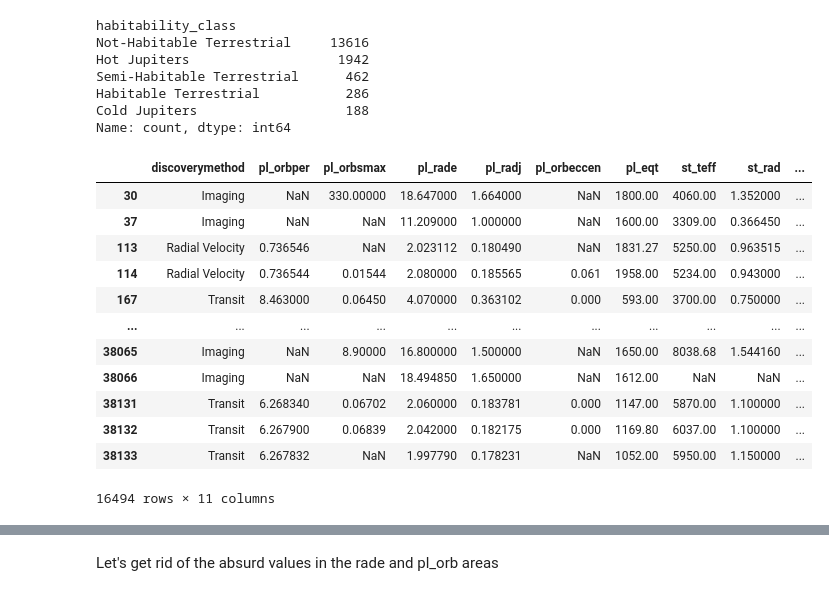
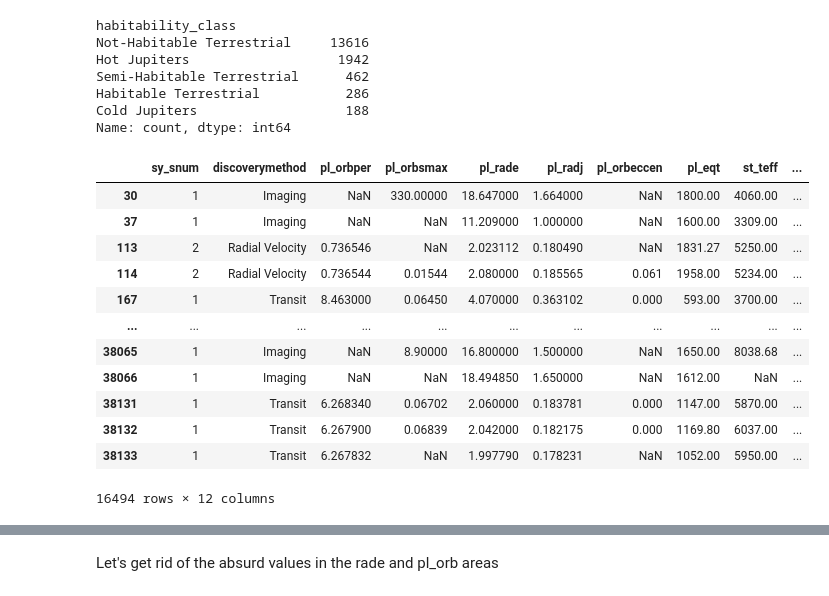
Before and after one commit to jzs3uu/Exoplanets, a Jupyter notebook: cleaning_EDA.ipynb, the cells around one changed output, grey strips where cells are left out. Saved outputs shown, nothing was run; the diff lists cells and outputs as text; code cells hidden in the pictures.

```diff
--- a/cleaning_EDA.ipynb
+++ b/cleaning_EDA.ipynb
@@ -164,18 +164,18 @@ from sklearn.preprocessing import LabelEncoder, StandardScaler
 
 from sklearn.inspection import permutation_importance
 # %%
-df.drop(columns=['pl_name', 'hostname', 'default_flag', 'sy_snum', 'sy_pnum'])
+df.drop(columns=['pl_name', 'hostname', 'default_flag', 'sy_pnum'])
 # %% [output]
-|  | discoverymethod | pl_orbper | pl_orbsmax | pl_rade | pl_radj | pl_orbeccen | pl_eqt | st_teff | st_rad | ... |
-| 30 | Imaging | NaN | 330.00000 | 18.647000 | 1.664000 | NaN | 1800.00 | 4060.00 | 1.352000 | ... |
-| 37 | Imaging | NaN | NaN | 11.209000 | 1.000000 | NaN | 1600.00 | 3309.00 | 0.366450 | ... |
-| 113 | Radial Velocity | 0.736546 | NaN | 2.023112 | 0.180490 | NaN | 1831.27 | 5250.00 | 0.963515 | ... |
-| 114 | Radial Velocity | 0.736544 | 0.01544 | 2.080000 | 0.185565 | 0.061 | 1958.00 | 5234.00 | 0.943000 | ... |
-| 167 | Transit | 8.463000 | 0.06450 | 4.070000 | 0.363102 | 0.000 | 593.00 | 3700.00 | 0.750000 | ... |
+|  | sy_snum | discoverymethod | pl_orbper | pl_orbsmax | pl_rade | pl_radj | pl_orbeccen | pl_eqt | st_teff | ... |
+| 30 | 1 | Imaging | NaN | 330.00000 | 18.647000 | 1.664000 | NaN | 1800.00 | 4060.00 | ... |
+| 37 | 1 | Imaging | NaN | NaN | 11.209000 | 1.000000 | NaN | 1600.00 | 3309.00 | ... |
+| 113 | 2 | Radial Velocity | 0.736546 | NaN | 2.023112 | 0.180490 | NaN | 1831.27 | 5250.00 | ... |
+| 114 | 2 | Radial Velocity | 0.736544 | 0.01544 | 2.080000 | 0.185565 | 0.061 | 1958.00 | 5234.00 | ... |
+| 167 | 1 | Transit | 8.463000 | 0.06450 | 4.070000 | 0.363102 | 0.000 | 593.00 | 3700.00 | ... |
 | ... | ... | ... | ... | ... | ... | ... | ... | ... | ... | ... |
-| 38065 | Imaging | NaN | 8.90000 | 16.800000 | 1.500000 | NaN | 1650.00 | 8038.68 | 1.544160 | ... |
-| 38066 | Imaging | NaN | NaN | 18.494850 | 1.650000 | NaN | 1612.00 | NaN | NaN | ... |
-| 38131 | Transit | 6.268340 | 0.06702 | 2.060000 | 0.183781 | 0.000 | 1147.00 | 5870.00 | 1.100000 | ... |
-| 38132 | Transit | 6.267900 | 0.06839 | 2.042000 | 0.182175 | 0.000 | 1169.80 | 6037.00 | 1.100000 | ... |
-| 38133 | Transit | 6.267832 | NaN | 1.997790 | 0.178231 | NaN | 1052.00 | 5950.00 | 1.150000 | ... |
+| 38065 | 1 | Imaging | NaN | 8.90000 | 16.800000 | 1.500000 | NaN | 1650.00 | 8038.68 | ... |
+| 38066 | 1 | Imaging | NaN | NaN | 18.494850 | 1.650000 | NaN | 1612.00 | NaN | ... |
+| 38131 | 1 | Transit | 6.268340 | 0.06702 | 2.060000 | 0.183781 | 0.000 | 1147.00 | 5870.00 | ... |
+| 38132 | 1 | Transit | 6.267900 | 0.06839 | 2.042000 | 0.182175 | 0.000 | 1169.80 | 6037.00 | ... |
+| 38133 | 1 | Transit | 6.267832 | NaN | 1.997790 | 0.178231 | NaN | 1052.00 | 5950.00 | ... |
-16494 rows × 11 columns
+16494 rows × 12 columns
```
Also changed, not shown: parts of 14 cells of this notebook.
